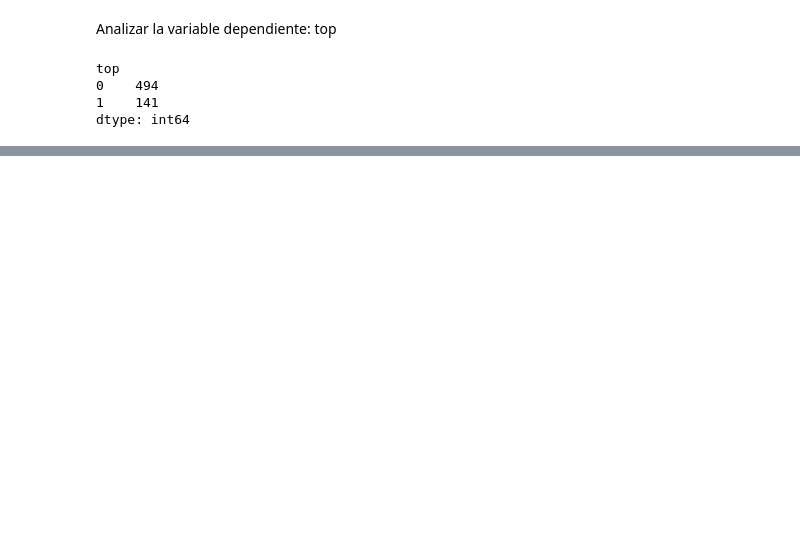
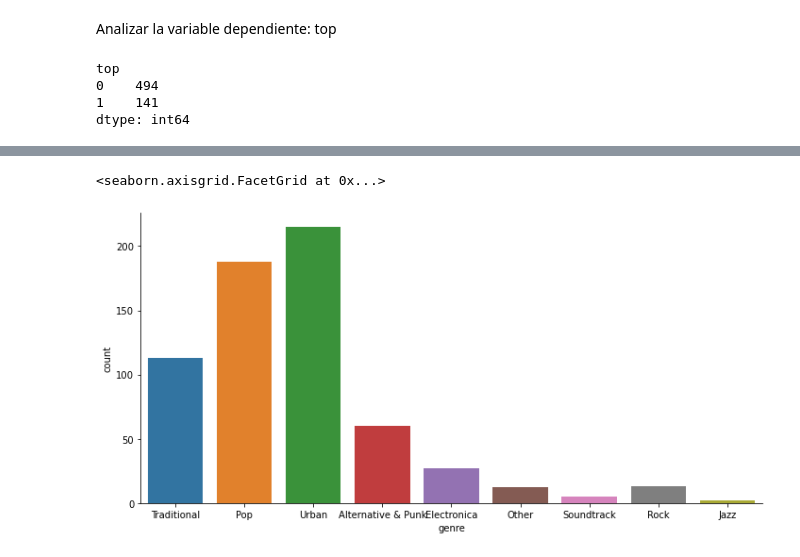
Before and after one commit to CesarCasasola/MachineLearningPython, a Jupyter notebook: DecisionTree-Billboard-SciKit.ipynb, the cells around one changed output, grey strips where cells are left out. Drawn from its saved outputs; the diff is of its cells as text; code cells hidden in the pictures; blank space fills up the shorter version.

```diff
--- a/DecisionTree-Billboard-SciKit.ipynb
+++ b/DecisionTree-Billboard-SciKit.ipynb
@@ -49,0 +69,5 @@ dtype: int64
+# %%
+sb.catplot(x='genre', data=artistas_billboard, kind='count', aspect=2)
+# %% [output]
+<seaborn.axisgrid.FacetGrid at 0x...>
+[figure, added]
```
Also changed, not shown: parts of 18 cells of this notebook.
